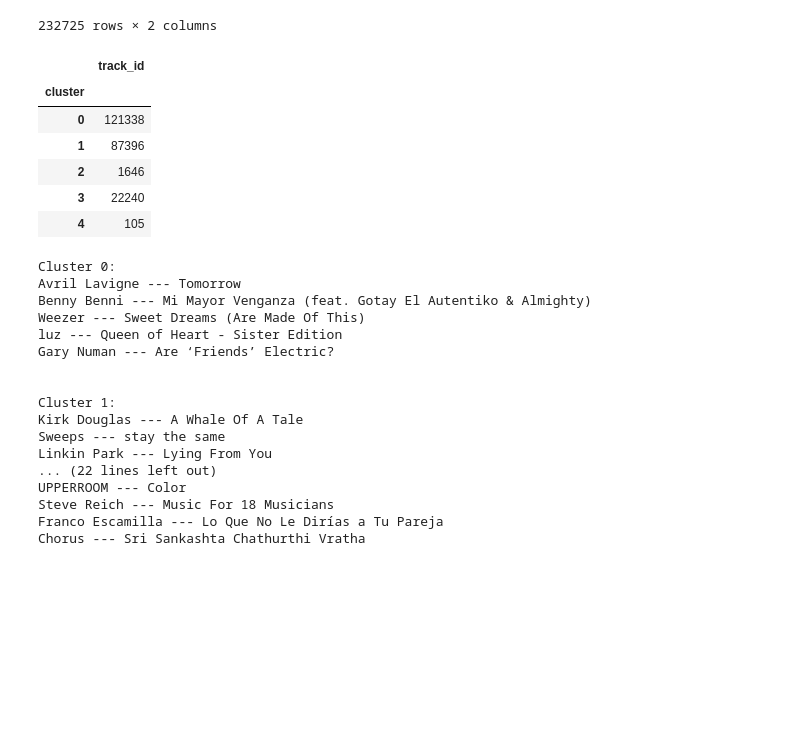
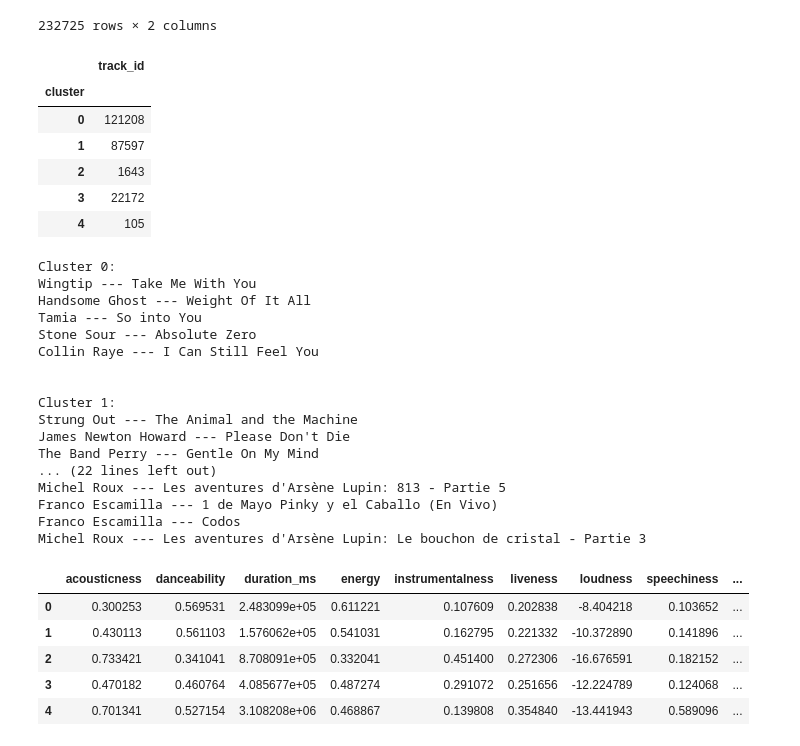
Before and after one commit to mederickg/414DataAssignments, a Jupyter notebook: assignment4Module4/a4m4.ipynb, the cells around one changed output. Saved outputs shown, nothing was run; the diff lists cells and outputs as text; code cells hidden in the pictures; blank space fills up the shorter version.

```diff
--- a/assignment4Module4/a4m4.ipynb
+++ b/assignment4Module4/a4m4.ipynb
@@ -63,6 +63,8 @@ plt.title('elbow test for kmeans')
 plt.show()
 # %% [output]
 [figure]
+# %%
+ELBOW_VALUE=5
 # %%
 songs_df.set_index('track_id', inplace=True)
 # %%
@@ -93,10 +95,10 @@ song_cluster_df.groupby('cluster').count()
 # %% [output]
 |  | track_id |
 | cluster |  |
-| 0 | 121338 |
-| 1 | 87396 |
-| 2 | 1646 |
-| 3 | 22240 |
+| 0 | 121208 |
+| 1 | 87597 |
+| 2 | 1643 |
+| 3 | 22172 |
 | 4 | 105 |
 # %%
 clusters_dict = {k:[] for k in range(0,5)}
@@ -122,19 +124,47 @@ for key, value in clusters_dict.items():
         print(text)
 # %% [output]
 Cluster 0:
-Avril Lavigne --- Tomorrow
-Benny Benni --- Mi Mayor Venganza (feat. Gotay El Autentiko & Almighty)
-Weezer --- Sweet Dreams (Are Made Of This)
-luz --- Queen of Heart - Sister Edition
-Gary Numan --- Are ‘Friends’ Electric?
+Wingtip --- Take Me With You
+Handsome Ghost --- Weight Of It All
+Tamia --- So into You
+Stone Sour --- Absolute Zero
+Collin Raye --- I Can Still Feel You
 
 
 Cluster 1:
-Kirk Douglas --- A Whale Of A Tale
-Sweeps --- stay the same
-Linkin Park --- Lying From You
+Strung Out --- The Animal and the Machine
+James Newton Howard --- Please Don't Die
+The Band Perry --- Gentle On My Mind
 ... (22 lines left out)
-UPPERROOM --- Color
-Steve Reich --- Music For 18 Musicians
-Franco Escamilla --- Lo Que No Le Dirías a Tu Pareja
-Chorus --- Sri Sankashta Chathurthi Vratha
+Michel Roux --- Les aventures d'Arsène Lupin: 813 - Partie 5
+Franco Escamilla --- 1 de Mayo Pinky y el Caballo (En Vivo)
+Franco Escamilla --- Codos
+Michel Roux --- Les aventures d'Arsène Lupin: Le bouchon de cristal - Partie 3
+# %%
+cluster0 = songs_df[songs_df['cluster']==0]
+cluster1 = songs_df[songs_df['cluster']==1]
+cluster2 = songs_df[songs_df['cluster']==2]
+cluster3 = songs_df[songs_df['cluster']==3]
+cluster4 = songs_df[songs_df['cluster']==4]
+cols = ['acousticness', 'danceability', 'duration_ms', 'energy', 'instrumentalness' , 'liveness', 'loudness', 'speechiness', 'tempo', 'valence']
+dfs = [cluster0, cluster1, cluster2, cluster3, cluster4 ]
+cluster_avgs = {k:{} for k in range(0,5)}
+
+count = 0
+for df in dfs:
+    for col in cols:
+        cluster_avgs[count][col] = df[col].mean()
+    count +=1
+
+
+
+final_df = pd.DataFrame(cluster_avgs).transpose()
+
+final_df
+# %% [output]
+|  | acousticness | danceability | duration_ms | energy | instrumentalness | liveness | loudness | speechiness | ... |
+| 0 | 0.300253 | 0.569531 | 2.483099e+05 | 0.611221 | 0.107609 | 0.202838 | -8.404218 | 0.103652 | ... |
+| 1 | 0.430113 | 0.561103 | 1.576062e+05 | 0.541031 | 0.162795 | 0.221332 | -10.372890 | 0.141896 | ... |
+| 2 | 0.733421 | 0.341041 | 8.708091e+05 | 0.332041 | 0.451400 | 0.272306 | -16.676591 | 0.182152 | ... |
+| 3 | 0.470182 | 0.460764 | 4.085677e+05 | 0.487274 | 0.291072 | 0.251656 | -12.224789 | 0.124068 | ... |
+| 4 | 0.701341 | 0.527154 | 3.108208e+06 | 0.468867 | 0.139808 | 0.354840 | -13.441943 | 0.589096 | ... |
```
Also changed, not shown: 1 other file.
